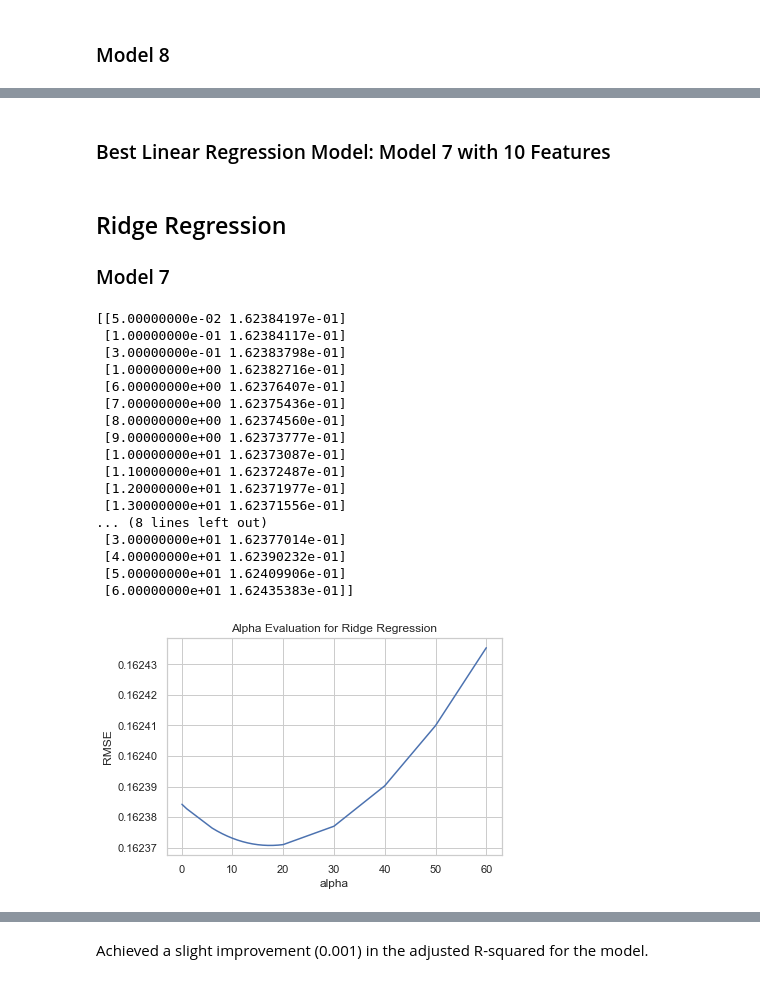
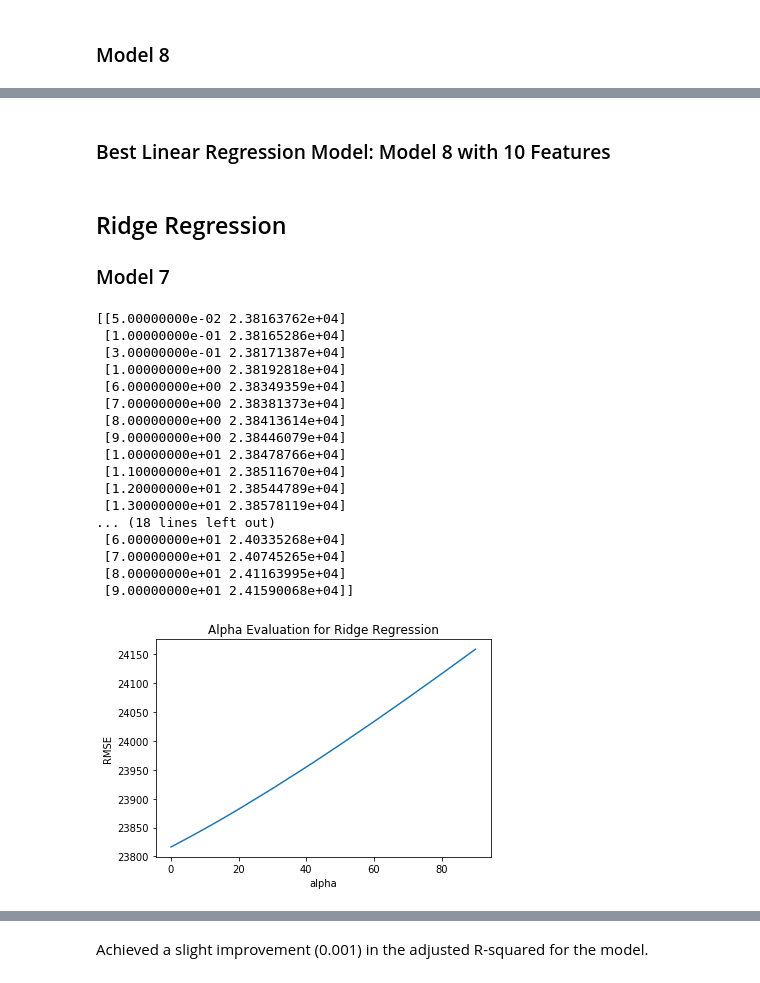
Before and after one commit to ericlundy87/House-Prices-Advanced-Regression-Techniques, a Jupyter notebook: Report_Little_Deuce.ipynb, the cells around one changed output, grey strips where cells are left out. Saved outputs shown, nothing was run; the diff lists cells and outputs as text; code cells hidden in the pictures.

Commit message:
test predictions & updates

```diff
--- a/Report_Little_Deuce.ipynb
+++ b/Report_Little_Deuce.ipynb
@@ -553,19 +557,19 @@ print(train_data.shape) # validate data set size is (1460,81)
 (1460, 81)
 # %%
 # drop columns that are not needed
-train_data.drop(columns=['GarageArea', 'GarageCond', 'Heating', 'CentralAir',
+train_data.drop(columns=['GarageCond', 'Heating', 'CentralAir', 'GarageArea',
                          'RoofMatl', 'BsmtQual', 'BsmtCond', 'ExterCond', 'Electrical',
                          'Street','Alley', 'LotShape', 'LandContour','Utilities',
                          'LotConfig', 'LandSlope', 'Neighborhood', 'RoofStyle', 'PoolQC',
                          'Fence', 'MiscFeature', 'Exterior1st', 'Exterior2nd', 'MasVnrType',
                          'Foundation', 'BsmtExposure', 'BsmtFinType1',
                          'BsmtFinType2', 'LotFrontage', 'GarageFinish', 'MasVnrArea',
-                         'FireplaceQu', 'PoolArea', 'BldgType', 'HouseStyle','Condition1',
+                         'FireplaceQu', 'PoolArea', 'Condition1',
                          'Condition2', 'OverallCond','KitchenAbvGr', 'BedroomAbvGr',
                          'Functional', 'GarageYrBlt', 'MSZoning', 'BsmtFinSF1', 'BsmtFinSF2',
                          'BsmtUnfSF', '1stFlrSF','2ndFlrSF', 'LowQualFinSF', 'BsmtFullBath',
                          'BsmtHalfBath'],
                 inplace=True)  # total:  51 features
 
-print(train_data.shape) # validate data set size is (1460,30)
+print(train_data.shape) # validate data set size is (1460,32)
 # %% [output]
@@ -923,0 +947,23 @@ Adj R-Squared 0.833
+# %%
+# Model 9:  The 7 survivors + !Quality features + Garage_Score + Sale_Score + Lot_Score_2
+# Linear Regression Model
+lr = LinearRegression()
+x = train_data.loc[:, ['GrLivArea', 'YearBuilt', 'OverallQual',
+                       'GarageCars', 'FullBath', 'YearRemodAdd', 'TotalBsmtSF',
+                       'Garage_Score','Sale_Score','Lot_Score','Bldg_Score',
+                       'MSSubClass']]
+y = train_labels
+
+lr.fit(x, y)
+y_predicted = lr.predict(dev_data.loc[:,['GrLivArea', 'YearBuilt', 'OverallQual',
+                                         'GarageCars', 'FullBath', 'YearRemodAdd',
+                                         'TotalBsmtSF', 'Garage_Score',
+                                         'Sale_Score','Lot_Score','Bldg_Score',
+                                         'MSSubClass']])
+rmse = np.sqrt(mean_squared_error(np.exp(dev_labels), np.exp(y_predicted)))
+r2 = r2_score(np.exp(dev_labels), np.exp(y_predicted))
+
+print('Root Square Mean Error: ' + str(round(rmse, 2)))
+print('R-Squared: ' + str(round(r2, 3)))
+print('Adj R-Squared ' + str(round(adj_r2_score(np.exp(dev_labels), np.exp(y_predicted),
+                                                dev_data), 3)))
@@ -924,54 +974,54 @@ Adj R-Squared 0.833
 # %% [markdown]
-### Best Linear Regression Model:  Model 7 with 10 Features
+### Best Linear Regression Model:  Model 8 with 10 Features
 # %% [markdown]
 ## Ridge Regression
 ### Model 7
 # %%
 alphas = [0.05, 0.1, 0.3, 1,6,7,8,9,10,11,12,13,14,15,15,16,17,18,19,20,
-          30, 40, 50, 60]
+          30, 40,41,42,43,44,45,46,47, 50, 60,70,80,90,]
 rmse = []
 for x in alphas:
 
     ridge = Ridge(alpha = x)
     x = train_data.loc[:, ['GrLivArea', 'YearBuilt', 'OverallQual',
                        'GarageCars', 'FullBath', 'YearRemodAdd', 'TotalBsmtSF',
-                       'Garage_Score','Sale_Score','Lot_Score']]
-    y = np.log(train_labels)
+                       'Garage_Score','Sale_Score','Lot_Score', ]]
+    y = train_labels
 
     ridge.fit(x,y)
     y_predicted = ridge.predict(dev_data.loc[:,['GrLivArea', 'YearBuilt', 'OverallQual',
                        'GarageCars', 'FullBath', 'YearRemodAdd', 'TotalBsmtSF',
-                       'Garage_Score','Sale_Score','Lot_Score']])
-    rmse.append(np.sqrt(mean_squared_error(dev_labels, np.exp(y_predicted))))
+                       'Garage_Score','Sale_Score','Lot_Score',]])
+    rmse.append(np.sqrt(mean_squared_error(np.exp(dev_labels), np.exp(y_predicted))))
 
 
 
 results = np.column_stack((alphas, rmse))
 print(results)
 
 #plot results from loop
 plt.plot(alphas, rmse)
 plt.ylabel('RMSE')
 plt.xlabel('alpha')
 plt.title("Alpha Evaluation for Ridge Regression")
 plt.show()
 # %% [output]
-[[5.00000000e-02 1.62384197e-01]
- [1.00000000e-01 1.62384117e-01]
- [3.00000000e-01 1.62383798e-01]
- [1.00000000e+00 1.62382716e-01]
- [6.00000000e+00 1.62376407e-01]
- [7.00000000e+00 1.62375436e-01]
- [8.00000000e+00 1.62374560e-01]
- [9.00000000e+00 1.62373777e-01]
- [1.00000000e+01 1.62373087e-01]
- [1.10000000e+01 1.62372487e-01]
- [1.20000000e+01 1.62371977e-01]
- [1.30000000e+01 1.62371556e-01]
-... (8 lines left out)
- [3.00000000e+01 1.62377014e-01]
- [4.00000000e+01 1.62390232e-01]
- [5.00000000e+01 1.62409906e-01]
- [6.00000000e+01 1.62435383e-01]]
+[[5.00000000e-02 2.38163762e+04]
+ [1.00000000e-01 2.38165286e+04]
+ [3.00000000e-01 2.38171387e+04]
+ [1.00000000e+00 2.38192818e+04]
+ [6.00000000e+00 2.38349359e+04]
+ [7.00000000e+00 2.38381373e+04]
+ [8.00000000e+00 2.38413614e+04]
+ [9.00000000e+00 2.38446079e+04]
+ [1.00000000e+01 2.38478766e+04]
+ [1.10000000e+01 2.38511670e+04]
+ [1.20000000e+01 2.38544789e+04]
+ [1.30000000e+01 2.38578119e+04]
+... (18 lines left out)
+ [6.00000000e+01 2.40335268e+04]
+ [7.00000000e+01 2.40745265e+04]
+ [8.00000000e+01 2.41163995e+04]
+ [9.00000000e+01 2.41590068e+04]]
-[figure, old version]
+[figure, new version]
 # %%
```
Also changed, not shown: parts of 32 cells of this notebook.
